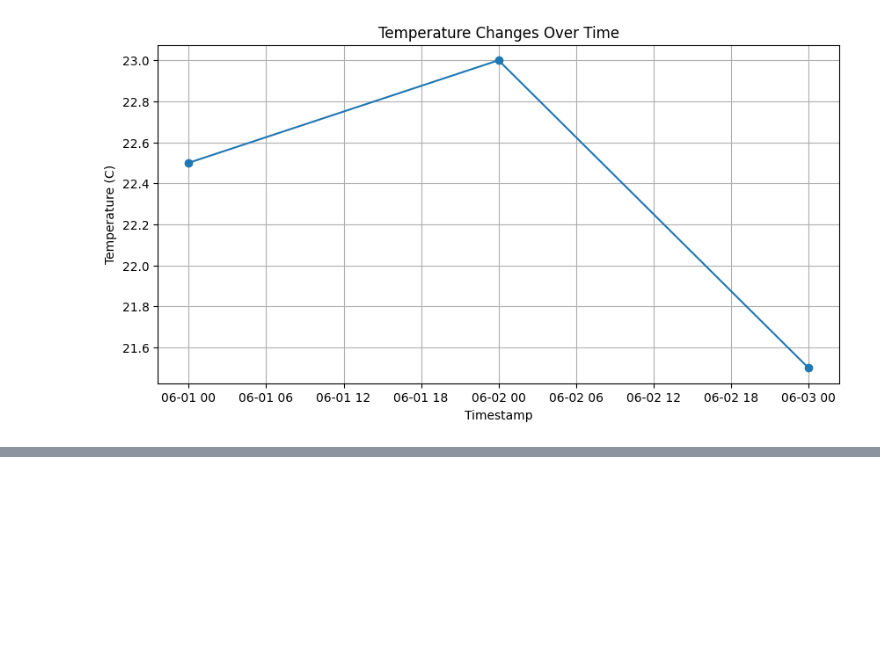
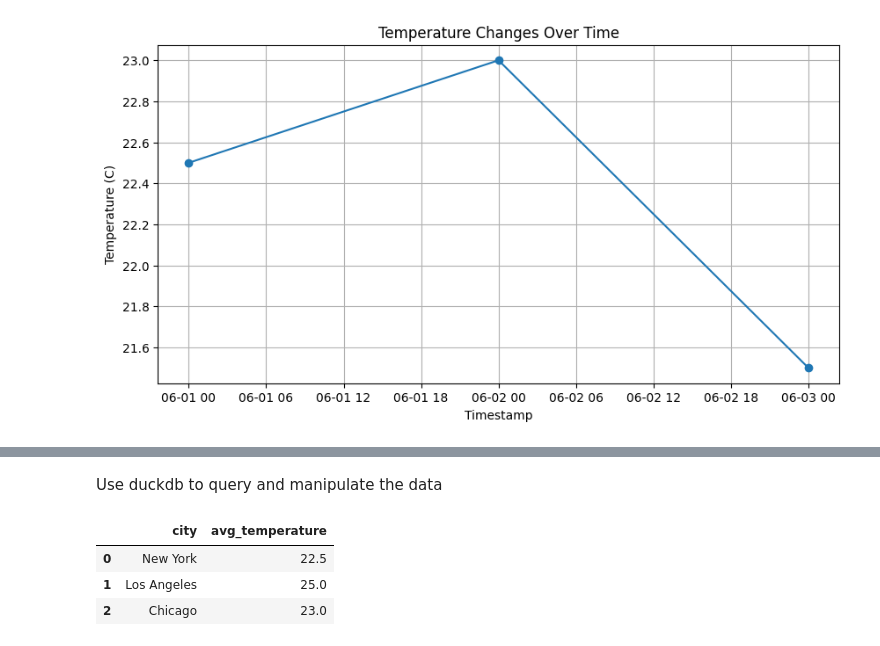
Before and after one commit to octaflop/ducktiles, a Jupyter notebook: introduction.ipynb, the cells around one changed output, grey strips where cells are left out. Saved outputs shown, nothing was run; the diff lists cells and outputs as text; code cells hidden in the pictures; blank space fills up the shorter version.

```diff
--- a/introduction.ipynb
+++ b/introduction.ipynb
@@ -81,0 +135,25 @@ plt.show()
+# %% [markdown]
+Use duckdb to query and manipulate the data
+# %%
+import duckdb
+
+# Connect to an in-memory DuckDB instance
+con = duckdb.connect()
+
+# Load the DataFrame into DuckDB
+con.register('temperature_data', temperature_data)
+
+# Perform a query to get the average temperature by city
+query = """
+SELECT city, AVG(temperature) as avg_temperature
+FROM temperature_data
+GROUP BY city
+"""
+
+result = con.execute(query).fetchdf()
+result
+# %% [output]
+|  | city | avg_temperature |
+| 0 | New York | 22.5 |
+| 1 | Los Angeles | 25.0 |
+| 2 | Chicago | 23.0 |
```
Also changed, not shown: parts of 8 cells of this notebook, 1 other file.
